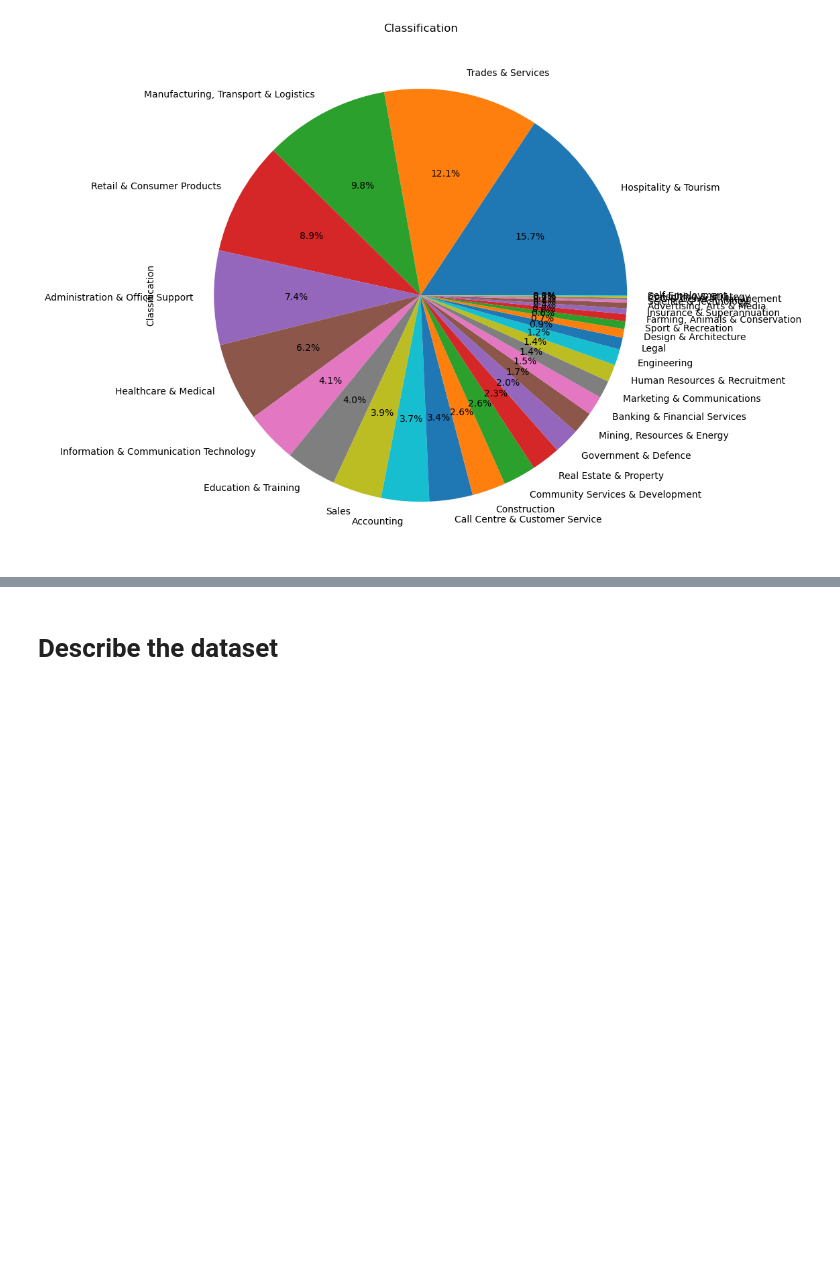
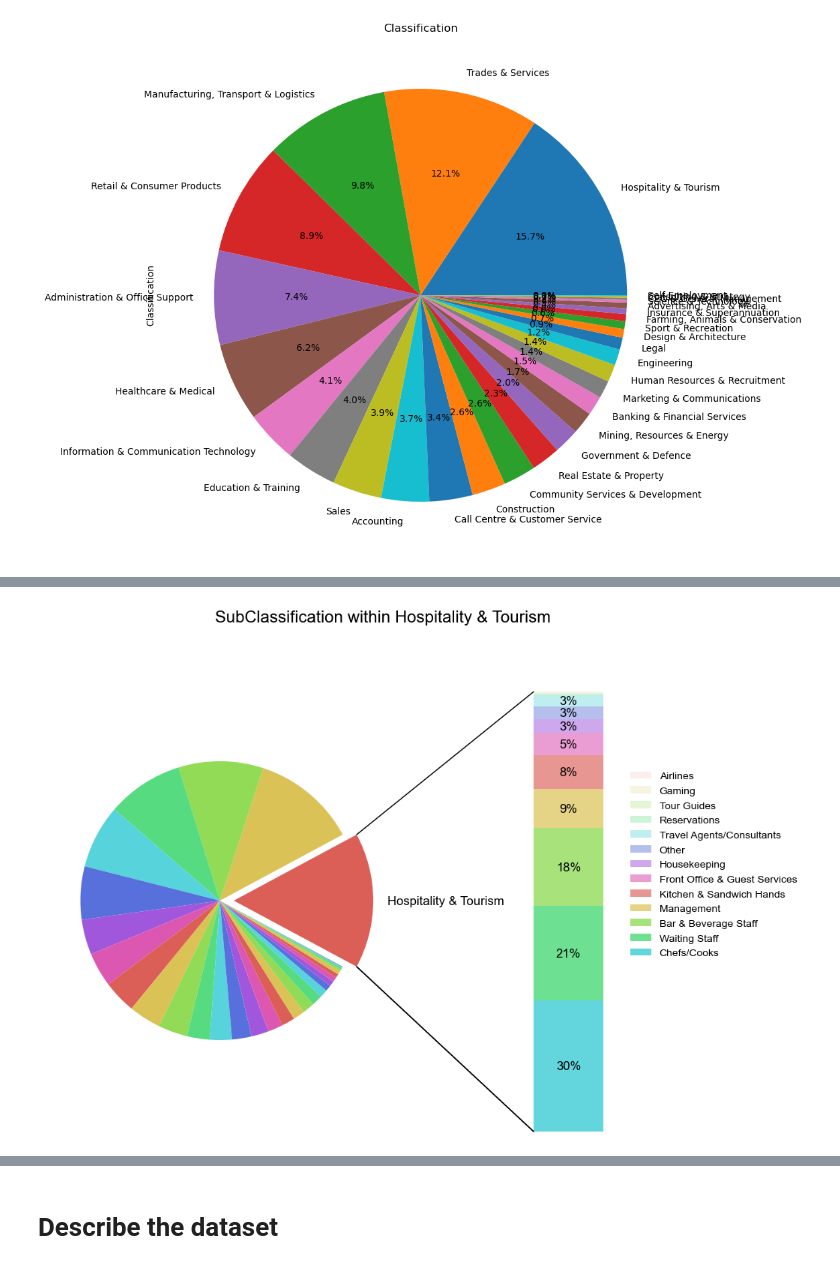
Before and after one commit to ToddNCooper/DataAnalyticsAssignment, a Jupyter notebook: rough_start.ipynb, the cells around one changed output, grey strips where cells are left out. Drawn from its saved outputs; the diff is of its cells as text; code cells hidden in the pictures; blank space fills up the shorter version.

```diff
--- a/rough_start.ipynb
+++ b/rough_start.ipynb
@@ -310,0 +417,4 @@ plt.show()
+# %%
+plot_bar_of_pie(df, 'Classification', 'Hospitality & Tourism', 'SubClassification', 'hls')
+# %% [output]
+[figure, added]
```
Also changed, not shown: parts of 6 cells of this notebook.
